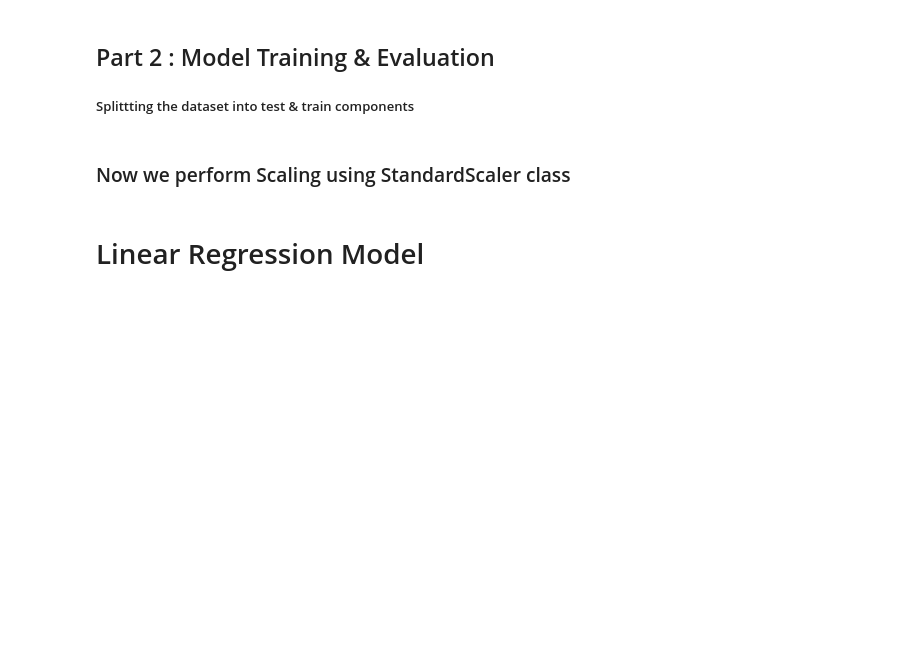
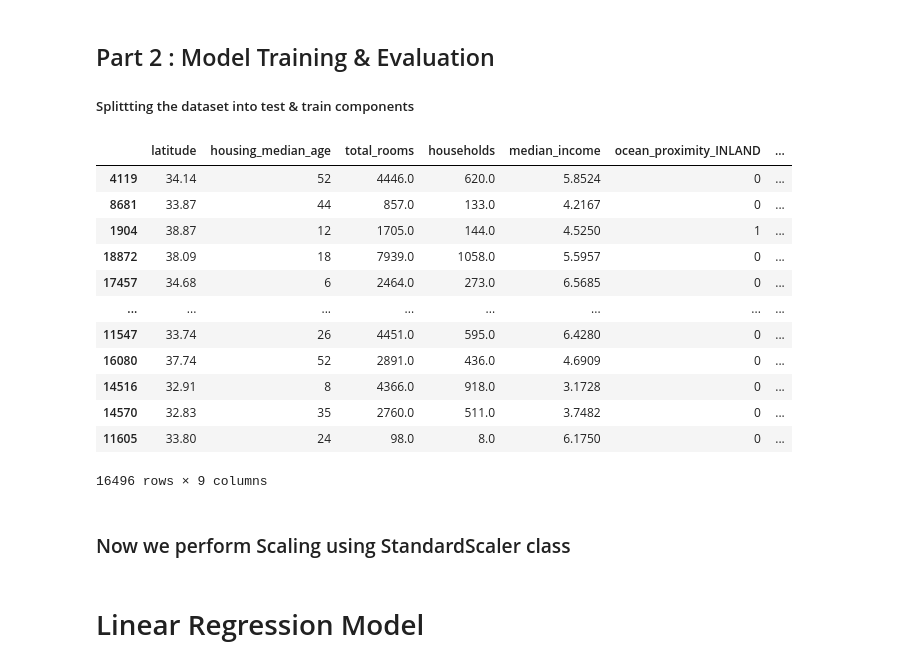
Before and after one commit to debdoot9804/House_price_prediction_ML, a Jupyter notebook: data_preprocessing.ipynb, the cells around one changed output. Cells and saved outputs as stored; diff of their text form; code cells hidden in the pictures; blank space fills up the shorter version.

```diff
--- a/data_preprocessing.ipynb
+++ b/data_preprocessing.ipynb
@@ -358,6 +367,32 @@ X=dff.drop(columns=['median_house_value'])
 Y=dff['median_house_value']
 
 X_train,X_test,Y_train,Y_test=train_test_split(X,Y,test_size=0.2,random_state=40)
+# %%
+#Saving the test and train components as CSV file
+
+Train_data=pd.DataFrame(X_train)
+Train_data['target']=Y_train
+Train_data.to_csv("Train_data.csv",index=False)
+
+Test_data=pd.DataFrame(X_test)
+Test_data['target']=Y_test
+Test_data.to_csv("Test_data.csv",index=False)
+# %%
+Train_data
+# %% [output]
+|  | latitude | housing_median_age | total_rooms | households | median_income | ocean_proximity_INLAND | ... |
+| 4119 | 34.14 | 52 | 4446.0 | 620.0 | 5.8524 | 0 | ... |
+| 8681 | 33.87 | 44 | 857.0 | 133.0 | 4.2167 | 0 | ... |
+| 1904 | 38.87 | 12 | 1705.0 | 144.0 | 4.5250 | 1 | ... |
+| 18872 | 38.09 | 18 | 7939.0 | 1058.0 | 5.5957 | 0 | ... |
+| 17457 | 34.68 | 6 | 2464.0 | 273.0 | 6.5685 | 0 | ... |
+| ... | ... | ... | ... | ... | ... | ... | ... |
+| 11547 | 33.74 | 26 | 4451.0 | 595.0 | 6.4280 | 0 | ... |
+| 16080 | 37.74 | 52 | 2891.0 | 436.0 | 4.6909 | 0 | ... |
+| 14516 | 32.91 | 8 | 4366.0 | 918.0 | 3.1728 | 0 | ... |
+| 14570 | 32.83 | 35 | 2760.0 | 511.0 | 3.7482 | 0 | ... |
+| 11605 | 33.80 | 24 | 98.0 | 8.0 | 6.1750 | 0 | ... |
+16496 rows × 9 columns
 # %% [markdown]
 ### Now we perform Scaling using StandardScaler class
 # %%
```
Also changed, not shown: parts of 9 cells of this notebook, 7 other files.
